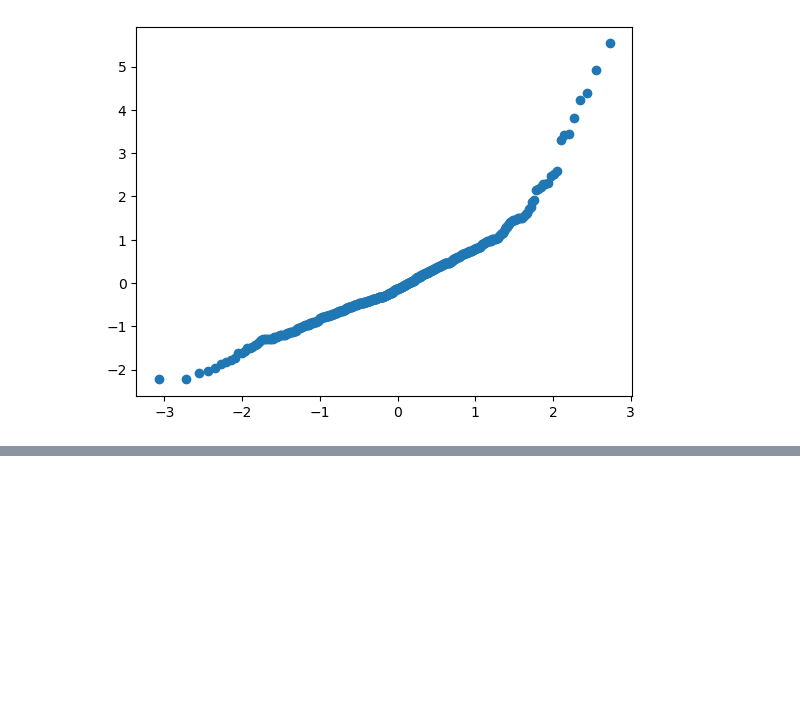
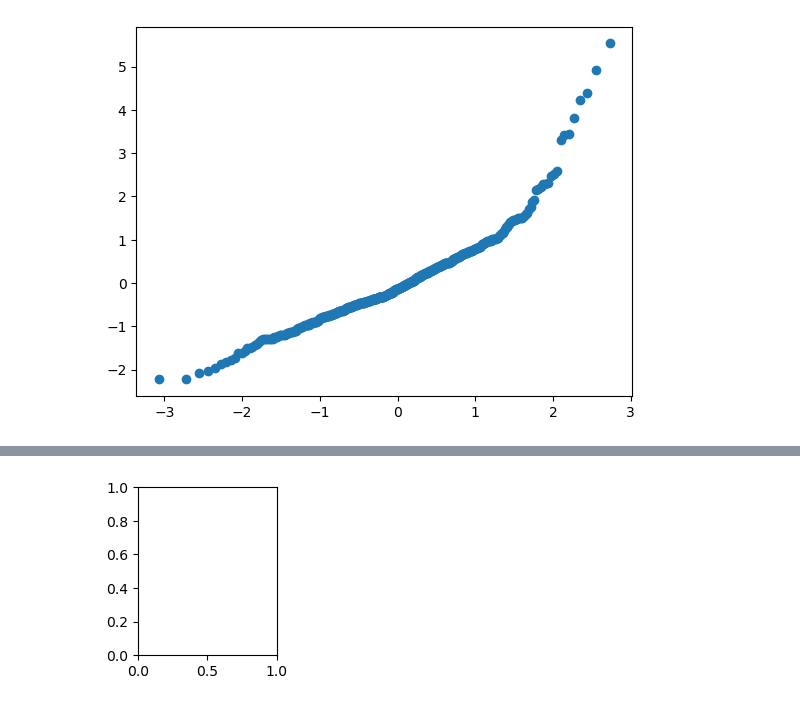
Before and after one commit to AlanYWu/Prediction-of-Heart-Failure-Using-Naive-Bayes-Classifiers, a Jupyter notebook: Quantile/quantile.ipynb, the cells around one changed output, grey strips where cells are left out. Drawn from its saved outputs; the diff is of its cells as text; code cells hidden in the pictures; blank space fills up the shorter version.

```diff
--- a/Quantile/quantile.ipynb
+++ b/Quantile/quantile.ipynb
@@ -87,0 +189,7 @@ dtype: float64
+# %%
+ax1 = plt.subplot(gs[0, :2])
+df=data.loc[:,"Age"]
+sam_quan = sample_quantile(df)
+the_quan = theoretical_quantile(df)
+# %% [output]
+[figure, added]
```
Also changed, not shown: parts of 17 cells of this notebook, 1 other file.
